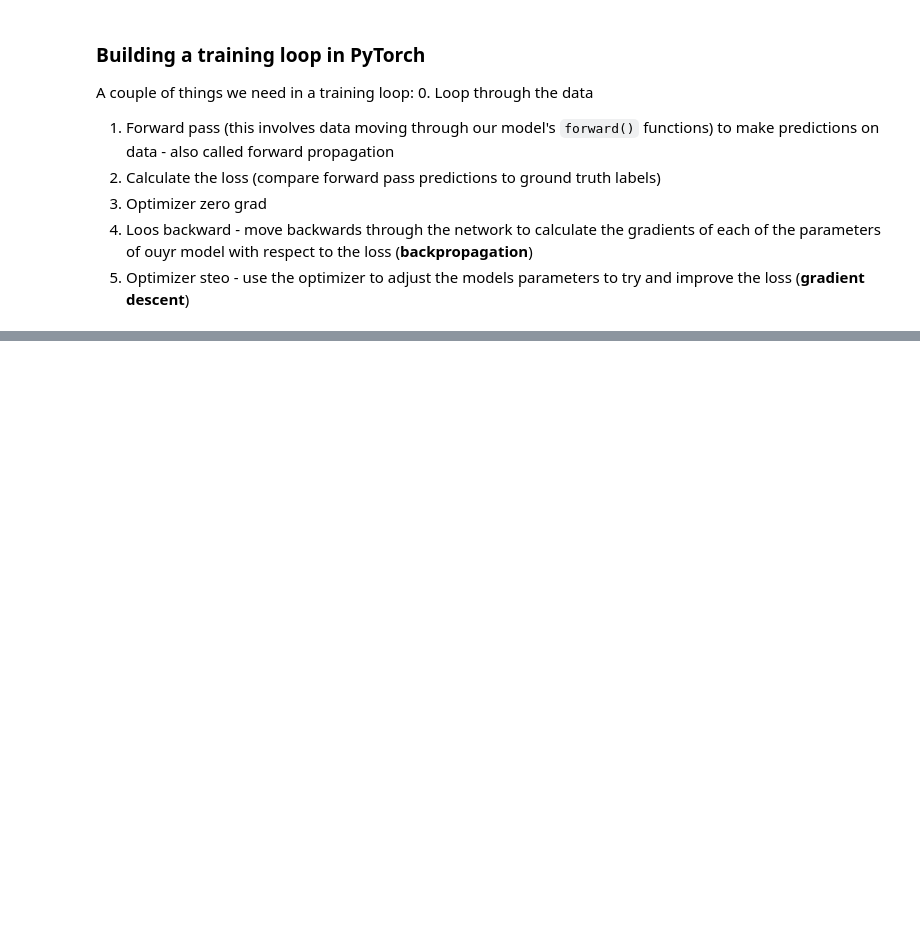
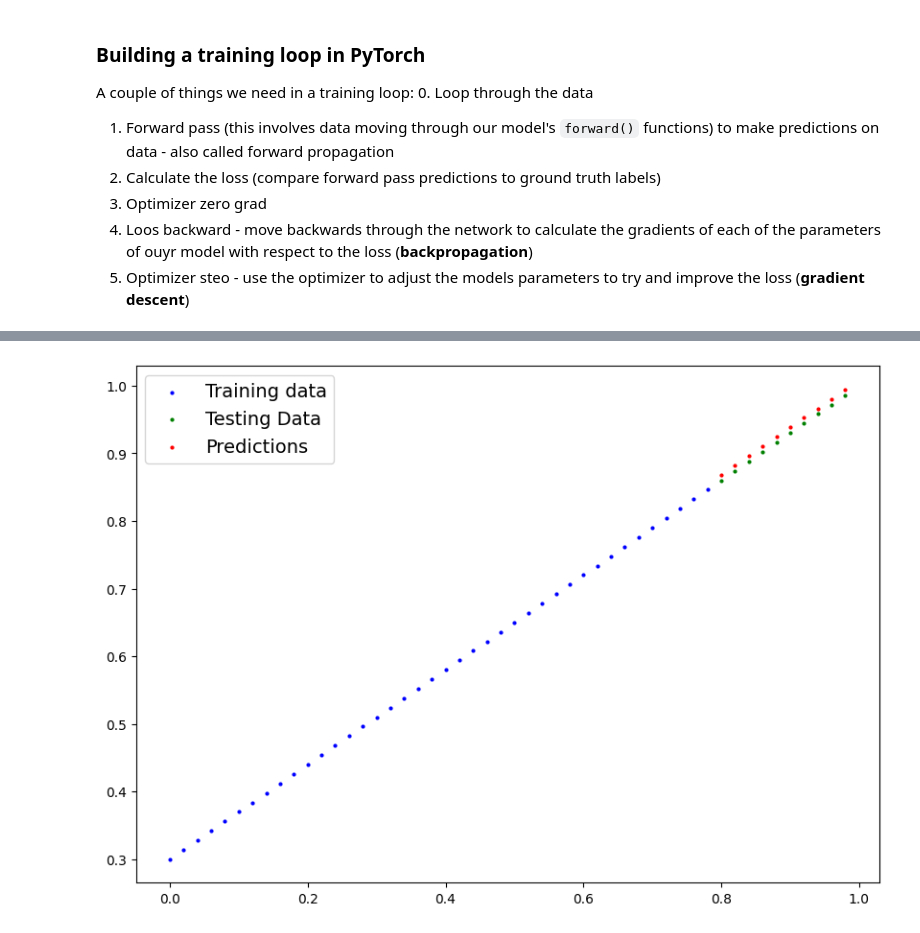
Before and after one commit to Axeloooo/PyTorch, a Jupyter notebook: 01_pytorch_workflow.ipynb, the cells around one changed output, grey strips where cells are left out. Cells and saved outputs as stored; diff of their text form; code cells hidden in the pictures; blank space fills up the shorter version.

```diff
--- a/01_pytorch_workflow.ipynb
+++ b/01_pytorch_workflow.ipynb
@@ -285,0 +347,4 @@ for epoch in range(epochs):
+# %%
+plot_predictions(predictions=test_pred)
+# %% [output]
+[figure, added]
```
Also changed, not shown: parts of 44 cells of this notebook.
